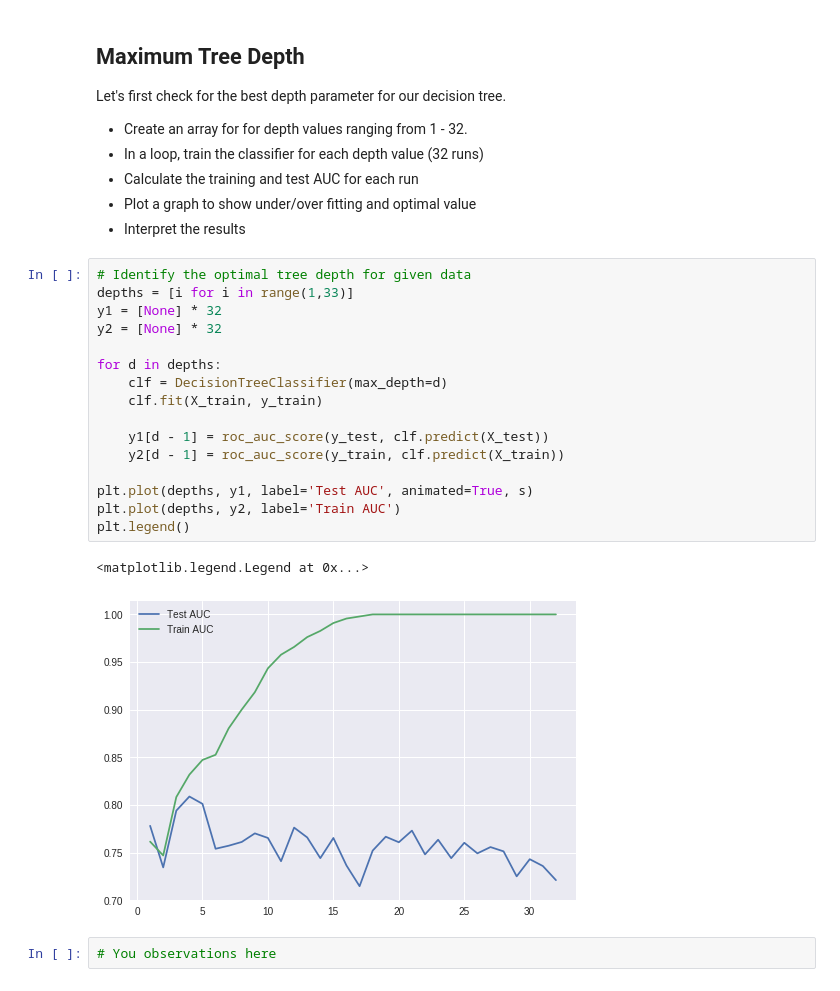
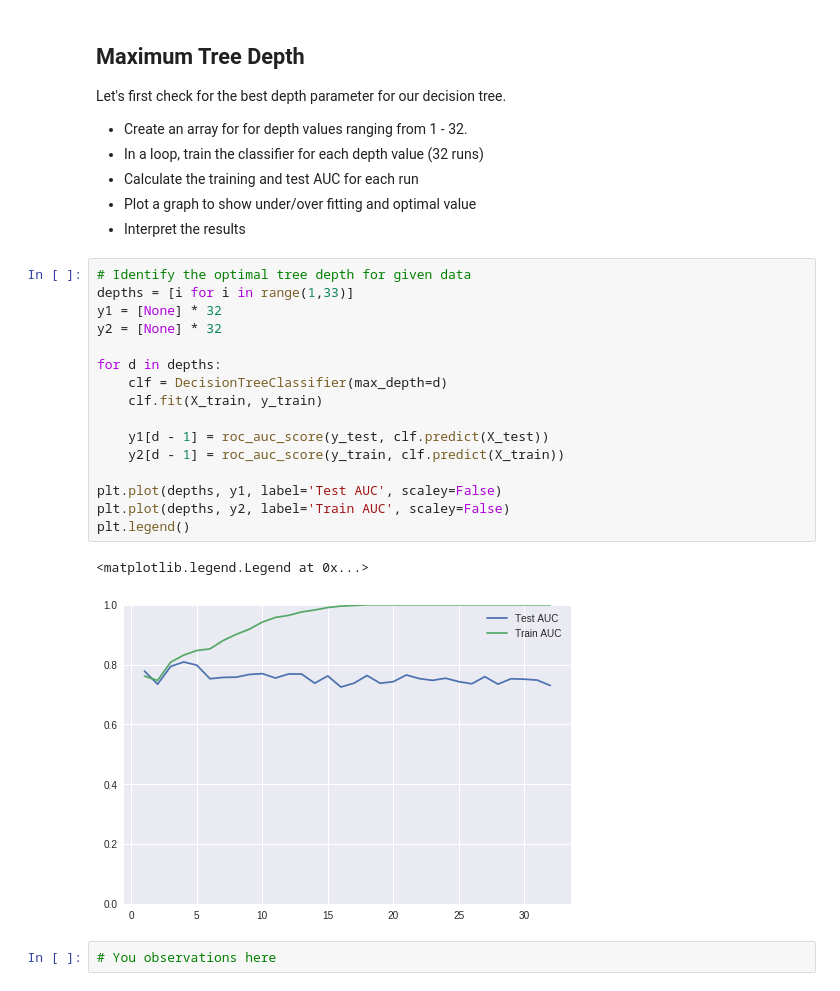
Before and after one commit to nic464/dsc-enterprise-hsbc-tuning-decision-trees-lab-hsbc-ds-081319, a Jupyter notebook: index.ipynb, the cells around one changed output. Cells and saved outputs as stored; diff of their text form.

```diff
--- a/index.ipynb
+++ b/index.ipynb
@@ -96,22 +96,22 @@ Let's first check for the best depth parameter for our decision tree.
 # %%
 # Identify the optimal tree depth for given data
 depths = [i for i in range(1,33)]
 y1 = [None] * 32
 y2 = [None] * 32
 
 for d in depths:
     clf = DecisionTreeClassifier(max_depth=d)
     clf.fit(X_train, y_train)
 
     y1[d - 1] = roc_auc_score(y_test, clf.predict(X_test))
     y2[d - 1] = roc_auc_score(y_train, clf.predict(X_train))
 
-plt.plot(depths, y1, label='Test AUC', animated=True, s)
-plt.plot(depths, y2, label='Train AUC')
+plt.plot(depths, y1, label='Test AUC', scaley=False)
+plt.plot(depths, y2, label='Train AUC', scaley=False)
 plt.legend()
 # %% [output]
 <matplotlib.legend.Legend at 0x...>
-[figure, old version]
+[figure, new version]
 # %%
 # You observations here
 # %% [markdown]
```
Also changed, not shown: parts of 1 cell of this notebook.
